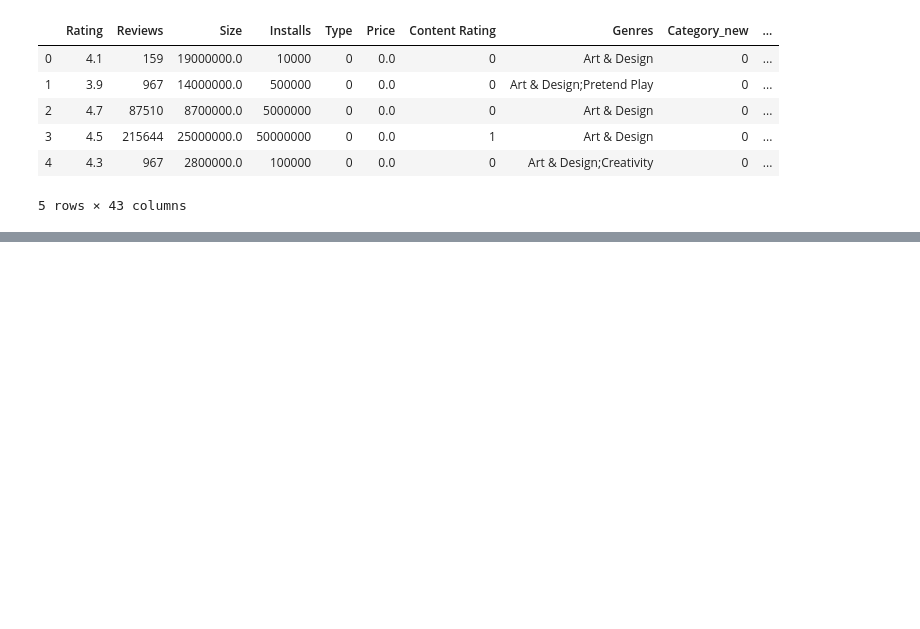
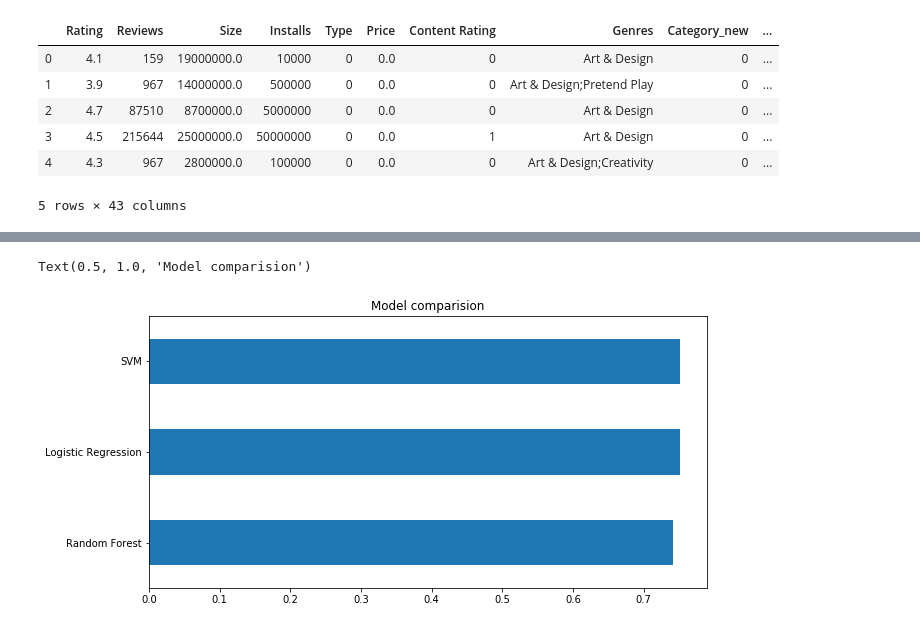
Before and after one commit to Berthelmaster/MAL_O4, a Jupyter notebook: dataset/o4Rasmus.ipynb, the cells around one changed output, grey strips where cells are left out. Drawn from its saved outputs; the diff is of its cells as text; code cells hidden in the pictures; blank space fills up the shorter version.

```diff
--- a/dataset/o4Rasmus.ipynb
+++ b/dataset/o4Rasmus.ipynb
@@ -165,0 +241,12 @@ memory usage: 731.2+ KB
+# %%
+#Sammenligning af vores 3 modeller
+import matplotlib.pyplot as plt
+%matplotlib inline
+
+model_co = pd.Series(data=[lr_accuracy,svc_accuracy,rf_accuracy],index=['Logistic Regression', 'SVM', "Random Forest"])
+figure = plt.figure(figsize =(10,5))
+model_co.sort_values().plot.barh()
+plt.title('Model comparision')
+# %% [output]
+Text(0.5, 1.0, 'Model comparision')
+[figure, added]
```
Also changed, not shown: parts of 12 cells of this notebook.
